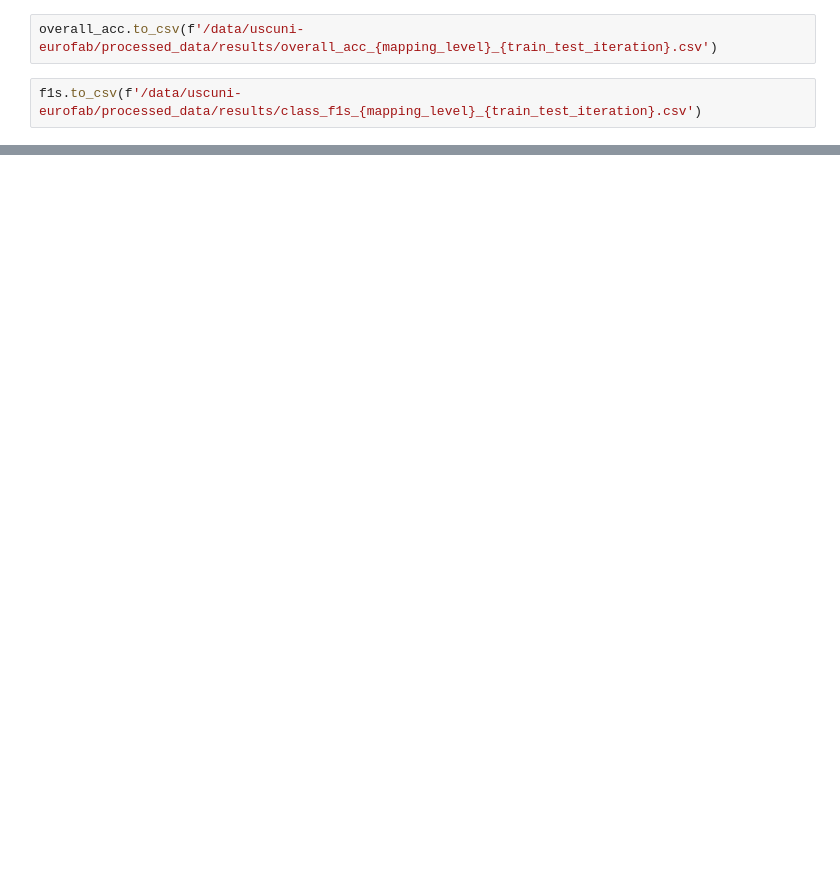
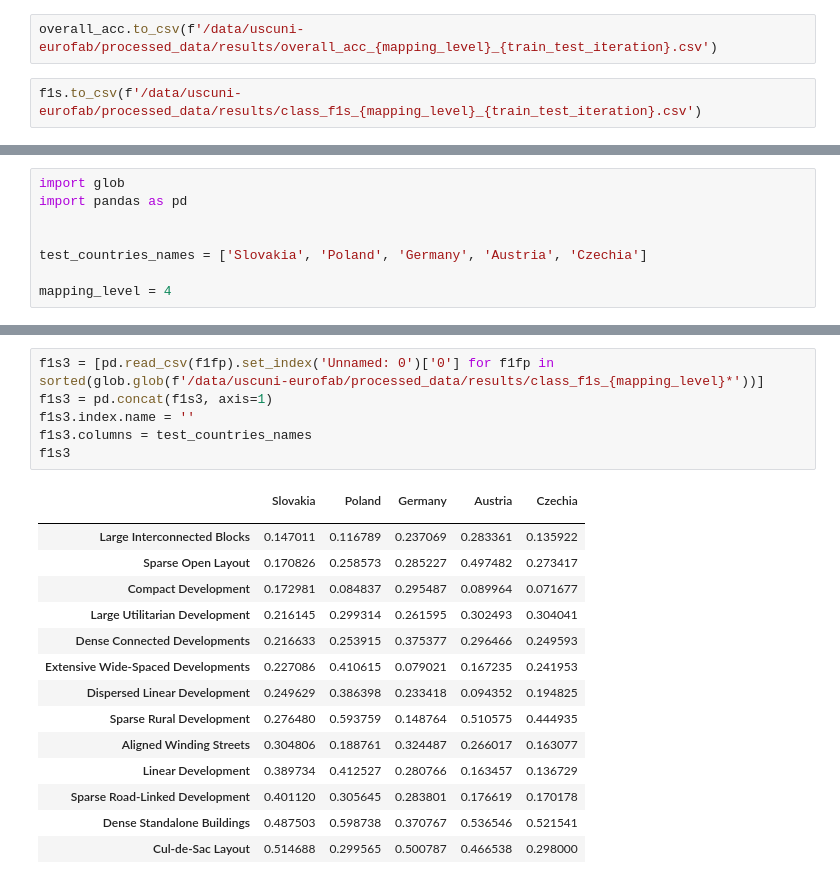
Before and after one commit to eurofab-project/morphometrics, a Jupyter notebook: notebooks/6_eurofab_model.ipynb, the cells around one changed output, grey strips where cells are left out. Drawn from its saved outputs; the diff is of its cells as text; blank space fills up the shorter version.

```diff
--- a/notebooks/6_eurofab_model.ipynb
+++ b/notebooks/6_eurofab_model.ipynb
@@ -199,0 +241,8 @@ f1s.to_csv(f'/data/uscuni-eurofab/processed_data/results/class_f1s_{mapping_leve
+# %%
+import glob
+import pandas as pd
+
+
+test_countries_names = ['Slovakia', 'Poland', 'Germany', 'Austria', 'Czechia']
+
+mapping_level = 4
@@ -199,0 +262,22 @@ f1s.to_csv(f'/data/uscuni-eurofab/processed_data/results/class_f1s_{mapping_leve
+# %%
+f1s3 = [pd.read_csv(f1fp).set_index('Unnamed: 0')['0'] for f1fp in sorted(glob.glob(f'/data/uscuni-eurofab/processed_data/results/class_f1s_{mapping_level}*'))]
+f1s3 = pd.concat(f1s3, axis=1)
+f1s3.index.name = ''
+f1s3.columns = test_countries_names
+f1s3
+# %% [output]
+|  | Slovakia | Poland | Germany | Austria | Czechia |
+|  |  |  |  |  |  |
+| Large Interconnected Blocks | 0.147011 | 0.116789 | 0.237069 | 0.283361 | 0.135922 |
+| Sparse Open Layout | 0.170826 | 0.258573 | 0.285227 | 0.497482 | 0.273417 |
+| Compact Development | 0.172981 | 0.084837 | 0.295487 | 0.089964 | 0.071677 |
+| Large Utilitarian Development | 0.216145 | 0.299314 | 0.261595 | 0.302493 | 0.304041 |
+| Dense Connected Developments | 0.216633 | 0.253915 | 0.375377 | 0.296466 | 0.249593 |
+| Extensive Wide-Spaced Developments | 0.227086 | 0.410615 | 0.079021 | 0.167235 | 0.241953 |
+| Dispersed Linear Development | 0.249629 | 0.386398 | 0.233418 | 0.094352 | 0.194825 |
+| Sparse Rural Development | 0.276480 | 0.593759 | 0.148764 | 0.510575 | 0.444935 |
+| Aligned Winding Streets | 0.304806 | 0.188761 | 0.324487 | 0.266017 | 0.163077 |
+| Linear Development | 0.389734 | 0.412527 | 0.280766 | 0.163457 | 0.136729 |
+| Sparse Road-Linked Development | 0.401120 | 0.305645 | 0.283801 | 0.176619 | 0.170178 |
+| Dense Standalone Buildings | 0.487503 | 0.598738 | 0.370767 | 0.536546 | 0.521541 |
+| Cul-de-Sac Layout | 0.514688 | 0.299565 | 0.500787 | 0.466538 | 0.298000 |
```
Also changed, not shown: parts of 17 cells of this notebook, 5 other files.
